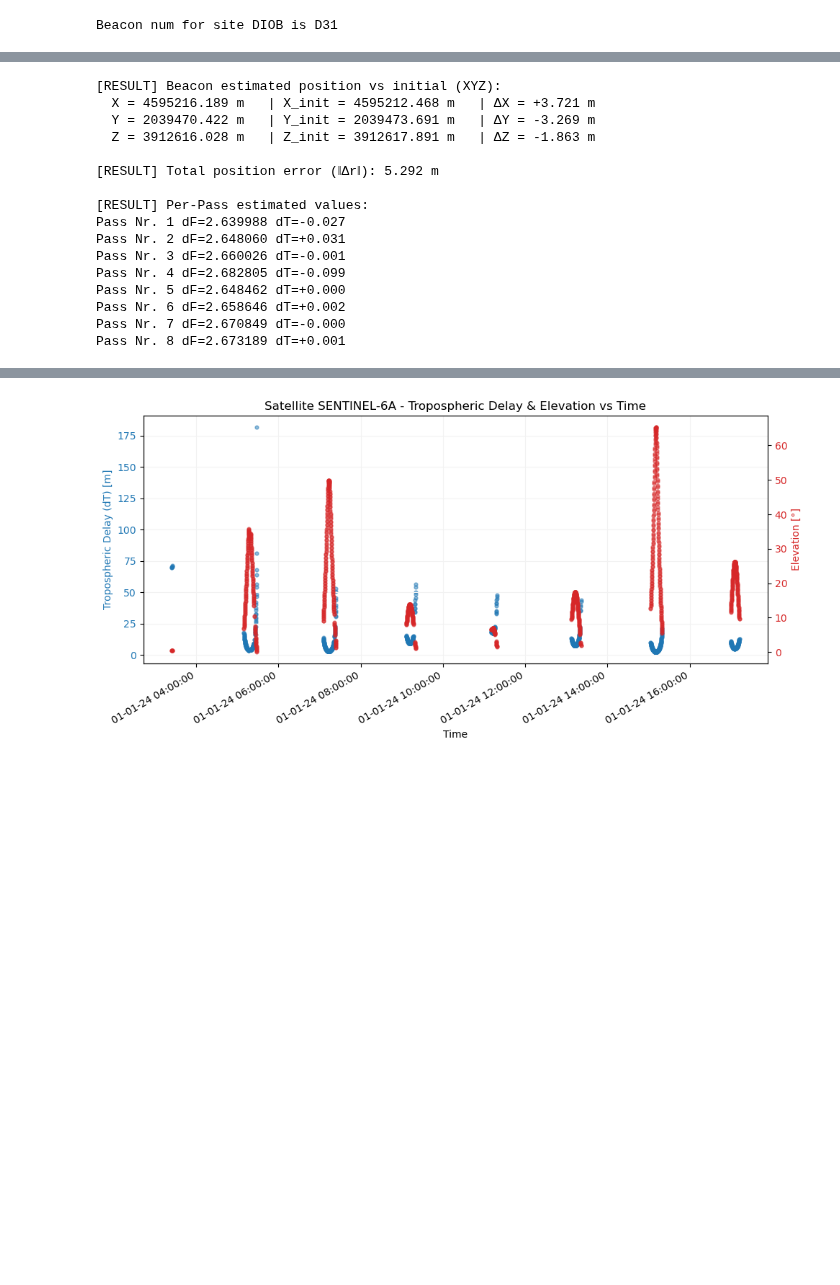
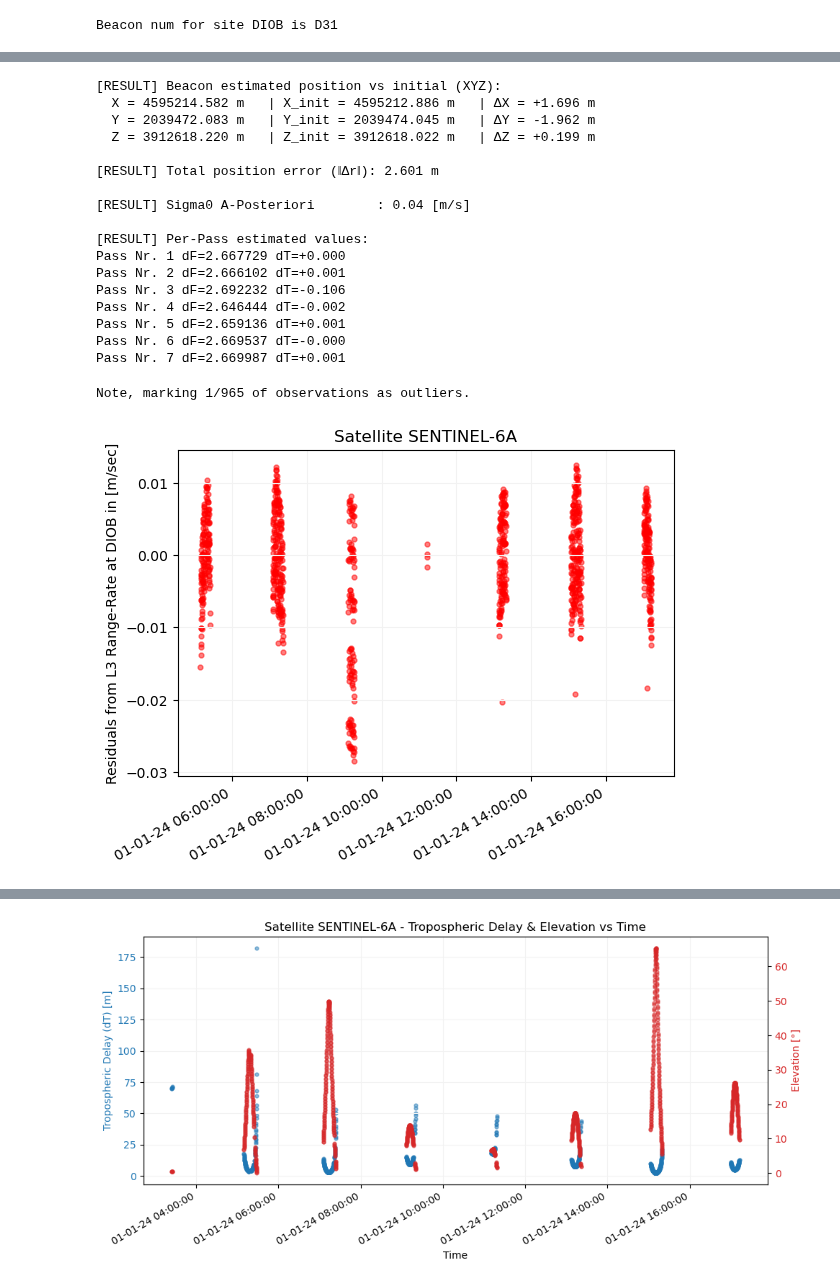
Before and after one commit to DSOlab/AcademicSoftware, a Jupyter notebook: JupiterLab/doris/doris_final_ftest1.ipynb, the cells around one changed output, grey strips where cells are left out. Drawn from its saved outputs; the diff is of its cells as text; code cells hidden in the pictures; blank space fills up the shorter version.

```diff
--- a/JupiterLab/doris/doris_final_ftest1.ipynb
+++ b/JupiterLab/doris/doris_final_ftest1.ipynb
@@ -351,24 +348,45 @@ print(f"  Y = {final_xyz[1]:.3f} m   | Y_init = {initial_xyz[1]:.3f} m   | ΔY =
 print(f"  Z = {final_xyz[2]:.3f} m   | Z_init = {initial_xyz[2]:.3f} m   | ΔZ = {delta_xyz[2]:+.3f} m")
 
 print(f"\n[RESULT] Total position error (‖Δr‖): {delta_norm:.3f} m")
+print(f"\n[RESULT] Sigma0 A-Posteriori        : {sigma:.2f} [m/s]")
 
 print("\n[RESULT] Per-Pass estimated values:")
 for ps in range(Np):
     print(f"Pass Nr. {ps+1} dF={x0[3+ps]:.6f} dT={x0[3+Np+ps]:+.3f}")
 # %% [output]
 [RESULT] Beacon estimated position vs initial (XYZ):
-  X = 4595216.189 m   | X_init = 4595212.468 m   | ΔX = +3.721 m
-  Y = 2039470.422 m   | Y_init = 2039473.691 m   | ΔY = -3.269 m
-  Z = 3912616.028 m   | Z_init = 3912617.891 m   | ΔZ = -1.863 m
+  X = 4595214.582 m   | X_init = 4595212.886 m   | ΔX = +1.696 m
+  Y = 2039472.083 m   | Y_init = 2039474.045 m   | ΔY = -1.962 m
+  Z = 3912618.220 m   | Z_init = 3912618.022 m   | ΔZ = +0.199 m
 
-[RESULT] Total position error (‖Δr‖): 5.292 m
+[RESULT] Total position error (‖Δr‖): 2.601 m
+
+[RESULT] Sigma0 A-Posteriori        : 0.04 [m/s]
 
 [RESULT] Per-Pass estimated values:
-Pass Nr. 1 dF=2.639988 dT=-0.027
-Pass Nr. 2 dF=2.648060 dT=+0.031
-Pass Nr. 3 dF=2.660026 dT=-0.001
-Pass Nr. 4 dF=2.682805 dT=-0.099
-Pass Nr. 5 dF=2.648462 dT=+0.000
-Pass Nr. 6 dF=2.658646 dT=+0.002
-Pass Nr. 7 dF=2.670849 dT=-0.000
-Pass Nr. 8 dF=2.673189 dT=+0.001
+Pass Nr. 1 dF=2.667729 dT=+0.000
+Pass Nr. 2 dF=2.666102 dT=+0.001
+Pass Nr. 3 dF=2.692232 dT=-0.106
+Pass Nr. 4 dF=2.646444 dT=-0.002
+Pass Nr. 5 dF=2.659136 dT=+0.001
+Pass Nr. 6 dF=2.669537 dT=-0.000
+Pass Nr. 7 dF=2.669987 dT=+0.001
+# %%
+# Section 7.1 - Residual plot
+# plt.scatter([at2pt(ti) for ti in t], dl, alpha=0.5, s=12, c='red')
+plt.scatter(*filter_residuals([at2pt(ti) for ti in t], dl, sigma), alpha=0.5, s=12, c='red')
+
+plt.grid(color='0.95')
+plt.ylabel(f"Residuals from L3 Range-Rate at {site_id} in [m/sec]")
+plt.title(f"Satellite {rnx.sat_name}")
+
+# Format the datetime x-axis
+ax = plt.gca()
+ax.xaxis.set_major_formatter(mdates.DateFormatter("%d-%m-%y %H:%M:%S"))
+# auto-rotate date labels for readability
+plt.gcf().autofmt_xdate()
+
+plt.show()
+# %% [output]
+Note, marking 1/965 of observations as outliers.
+[figure, added]
```
Also changed, not shown: parts of 11 cells of this notebook, 4 other files.
